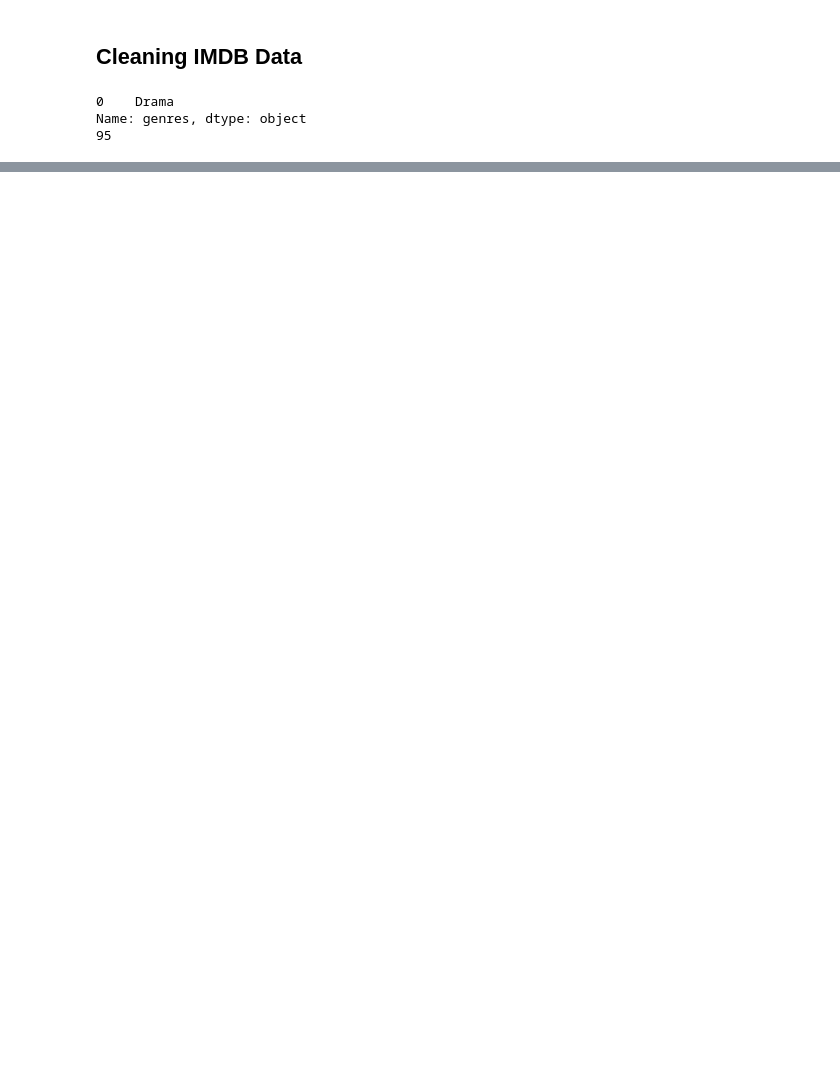
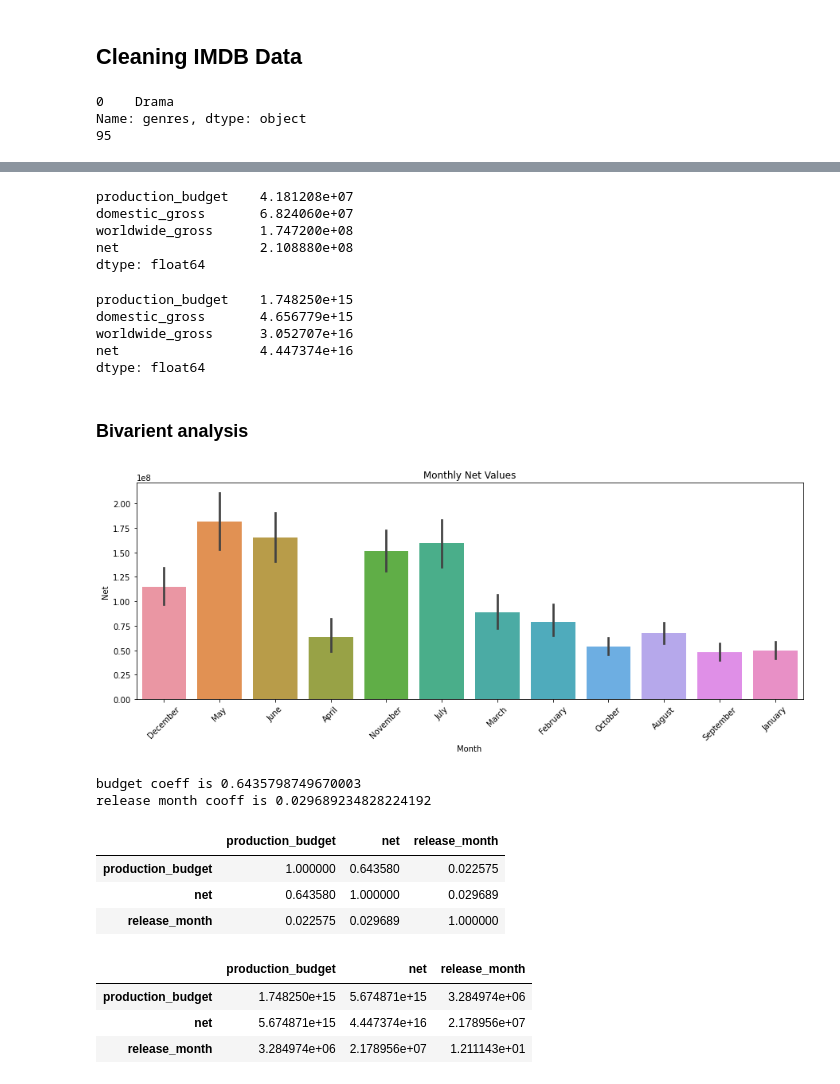
Before and after one commit to kaula12/GroupTwo_PhaseTwo_Project, a Jupyter notebook: student.ipynb, the cells around one changed output, grey strips where cells are left out. Cells and saved outputs as stored; diff of their text form; code cells hidden in the pictures; blank space fills up the shorter version.

```diff
--- a/student.ipynb
+++ b/student.ipynb
@@ -440,0 +548,5 @@ dtype: int64
+# %%
+#Loading cleaned data
+c_numbers = pd.read_csv("cleaned_data/cleaned_numbers_data.csv")
+c_box_office = pd.read_csv("cleaned_data/cleaned_box_office_data.csv")
+c_imdb = pd.read_csv("cleaned_data/cleaned_imdb_data.csv")
@@ -440,0 +685,18 @@ dtype: int64
+# %%
+# Add months column if not present
+if 'months' not in c_numbers.columns:
+    months = {
+        1: 'January',
+        2: 'February',
+        3: 'March',
+        4: 'April',
+        5: 'May',
+        6: 'June',
+        7: 'July',
+        8: 'August',
+        9: 'September',
+        10: 'October',
+        11: 'November',
+        12: 'December'
+    }
+    c_numbers['months'] = c_numbers['release_month'].map(months)
@@ -440,0 +751,56 @@ dtype: int64
+# %%
+c_numbers[['production_budget', 'domestic_gross', 'worldwide_gross', 'net']].std()
+# %% [output]
+production_budget    4.181208e+07
+domestic_gross       6.824060e+07
+worldwide_gross      1.747200e+08
+net                  2.108880e+08
+dtype: float64
+# %%
+c_numbers[['production_budget', 'domestic_gross', 'worldwide_gross', 'net']].var()
+# %% [output]
+production_budget    1.748250e+15
+domestic_gross       4.656779e+15
+worldwide_gross      3.052707e+16
+net                  4.447374e+16
+dtype: float64
+# %% [markdown]
+### Bivarient analysis
+# %%
+plt.figure(figsize=(15, 5))
+sns.barplot(x='months', y='net', data=c_numbers)
+plt.title("Monthly Net Values")
+plt.xlabel("Month")
+plt.ylabel("Net")
+plt.xticks(rotation=45)
+plt.show()
+# %% [output]
+[figure, added]
+# %%
+# Calculate correlation coefficient
+correlation_coefficient1 = c_numbers['net'].corr(c_numbers['production_budget'])
+print(f"budget coeff is {correlation_coefficient1}")
+
+correlation_coefficient2 = c_numbers['net'].corr(c_numbers['release_month'])
+print(f"release month cooff is {correlation_coefficient2}")
+# %% [output]
+budget coeff is 0.6435798749670003
+release month cooff is 0.029689234828224192
+# %%
+# Coreelation matrix
+correlation_matrix = c_numbers[['production_budget', 'net', 'release_month']].corr()
+correlation_matrix
+# %% [output]
+|  | production_budget | net | release_month |
+| production_budget | 1.000000 | 0.643580 | 0.022575 |
+| net | 0.643580 | 1.000000 | 0.029689 |
+| release_month | 0.022575 | 0.029689 | 1.000000 |
+# %%
+# Covarience matrix
+covariance_matrix = c_numbers[['production_budget', 'net', 'release_month']].cov()
+covariance_matrix
+# %% [output]
+|  | production_budget | net | release_month |
+| production_budget | 1.748250e+15 | 5.674871e+15 | 3.284974e+06 |
+| net | 5.674871e+15 | 4.447374e+16 | 2.178956e+07 |
+| release_month | 3.284974e+06 | 2.178956e+07 | 1.211143e+01 |
```
Also changed, not shown: parts of 54 cells of this notebook.
